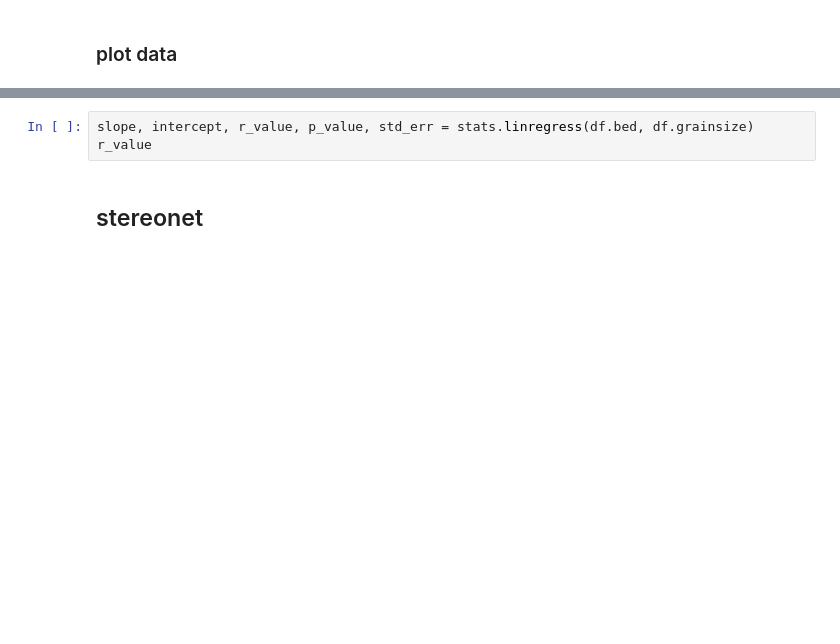
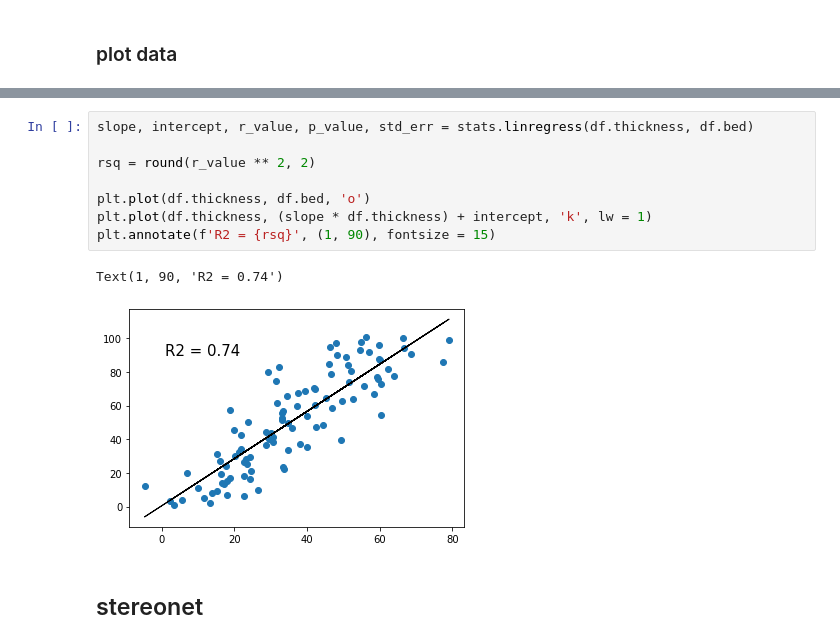
Before and after one commit to eslrgs/geo_py, a Jupyter notebook: field_py.ipynb, the cells around one changed output, grey strips where cells are left out. Cells and saved outputs as stored; diff of their text form; blank space fills up the shorter version.

```diff
--- a/field_py.ipynb
+++ b/field_py.ipynb
@@ -28,6 +45,14 @@ sns.countplot(data = df, x = df.grainsize)
-# %%
-slope, intercept, r_value, p_value, std_err = stats.linregress(df.bed, df.grainsize)
-r_value
+# %%
+slope, intercept, r_value, p_value, std_err = stats.linregress(df.thickness, df.bed)
+
+rsq = round(r_value ** 2, 2)
+
+plt.plot(df.thickness, df.bed, 'o')
+plt.plot(df.thickness, (slope * df.thickness) + intercept, 'k', lw = 1)
+plt.annotate(f'R2 = {rsq}', (1, 90), fontsize = 15)
+# %% [output]
+Text(1, 90, 'R2 = 0.74')
+[figure, added]
 # %% [markdown]
 ## stereonet
 # %%
```
Also changed, not shown: parts of 7 cells of this notebook, 1 other file.
